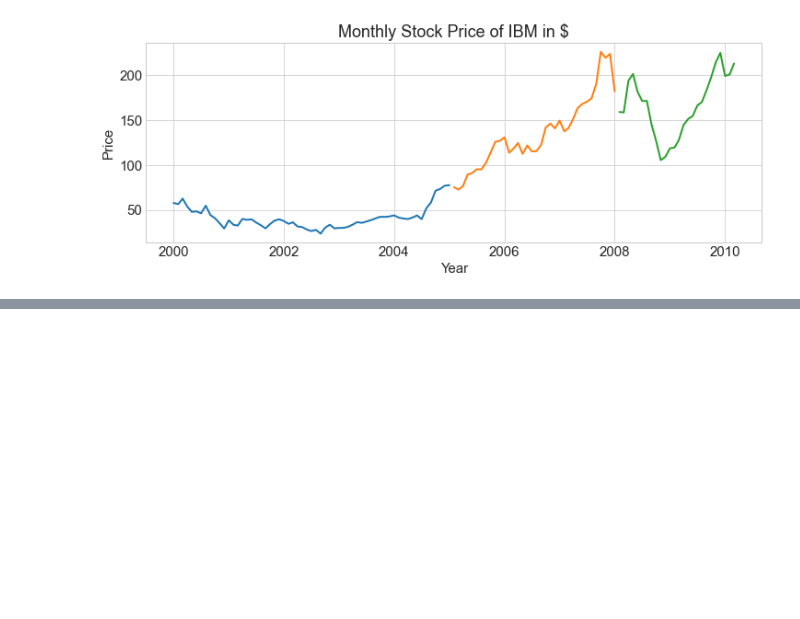
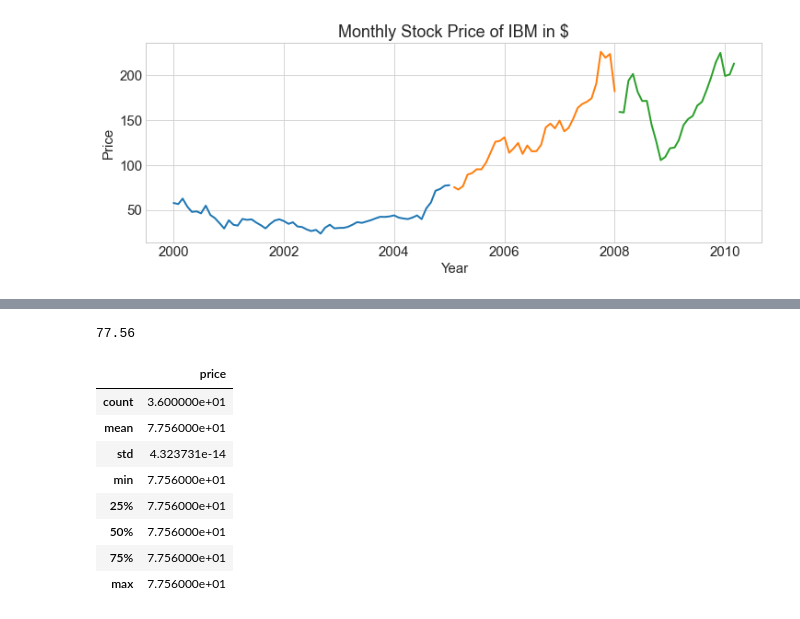
Before and after one commit to KwameTaylor/time-series-exercises, a Jupyter notebook: modeling-lesson-with-stock-data.ipynb, the cells around one changed output, grey strips where cells are left out. Drawn from its saved outputs; the diff is of its cells as text; code cells hidden in the pictures; blank space fills up the shorter version.

```diff
--- a/modeling-lesson-with-stock-data.ipynb
+++ b/modeling-lesson-with-stock-data.ipynb
@@ -168,0 +220,21 @@ plt.show()
+# %%
+price = round(train['price'][-1:][0], 2)
+price
+# %% [output]
+77.56
+# %%
+yhat_df = pd.DataFrame({'price': [price]},
+                      index = validate.index)
+
+yhat_df.head()
+yhat_df.describe()
+# %% [output]
+|  | price |
+| count | 3.600000e+01 |
+| mean | 7.756000e+01 |
+| std | 4.323731e-14 |
+| min | 7.756000e+01 |
+| 25% | 7.756000e+01 |
+| 50% | 7.756000e+01 |
+| 75% | 7.756000e+01 |
+| max | 7.756000e+01 |
```
Also changed, not shown: parts of 19 cells of this notebook.
